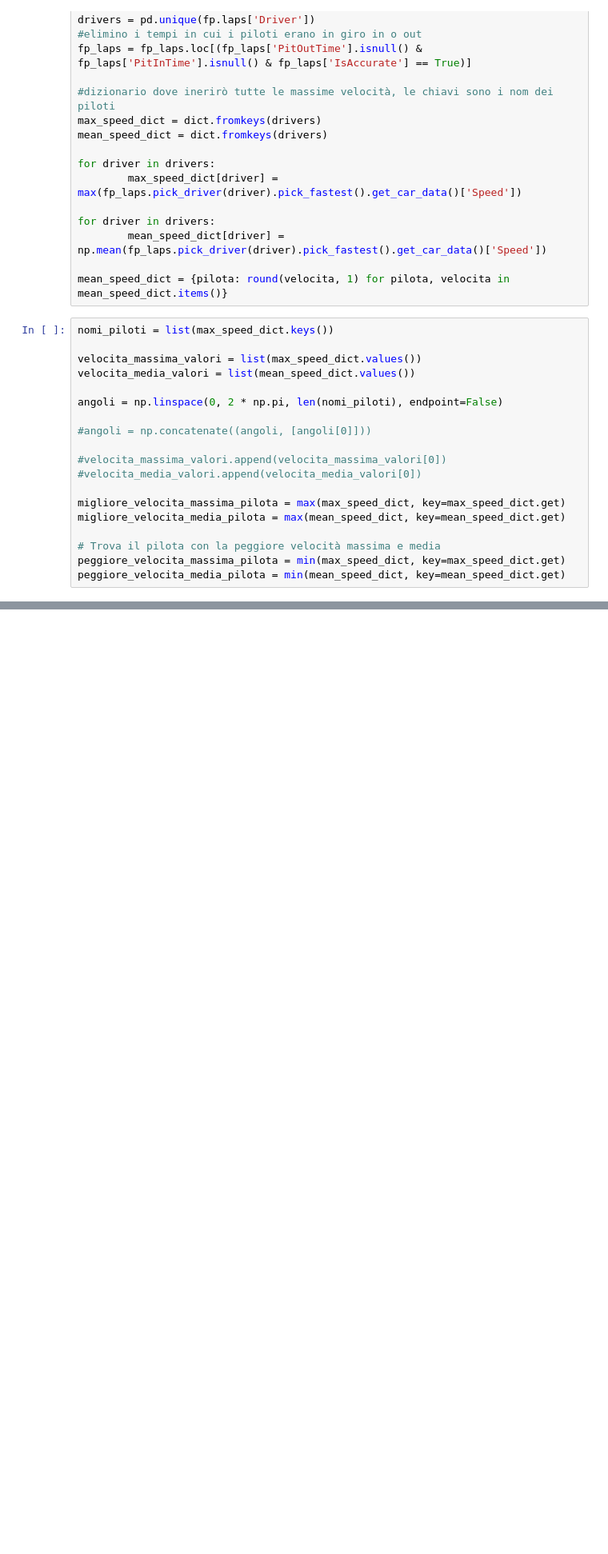
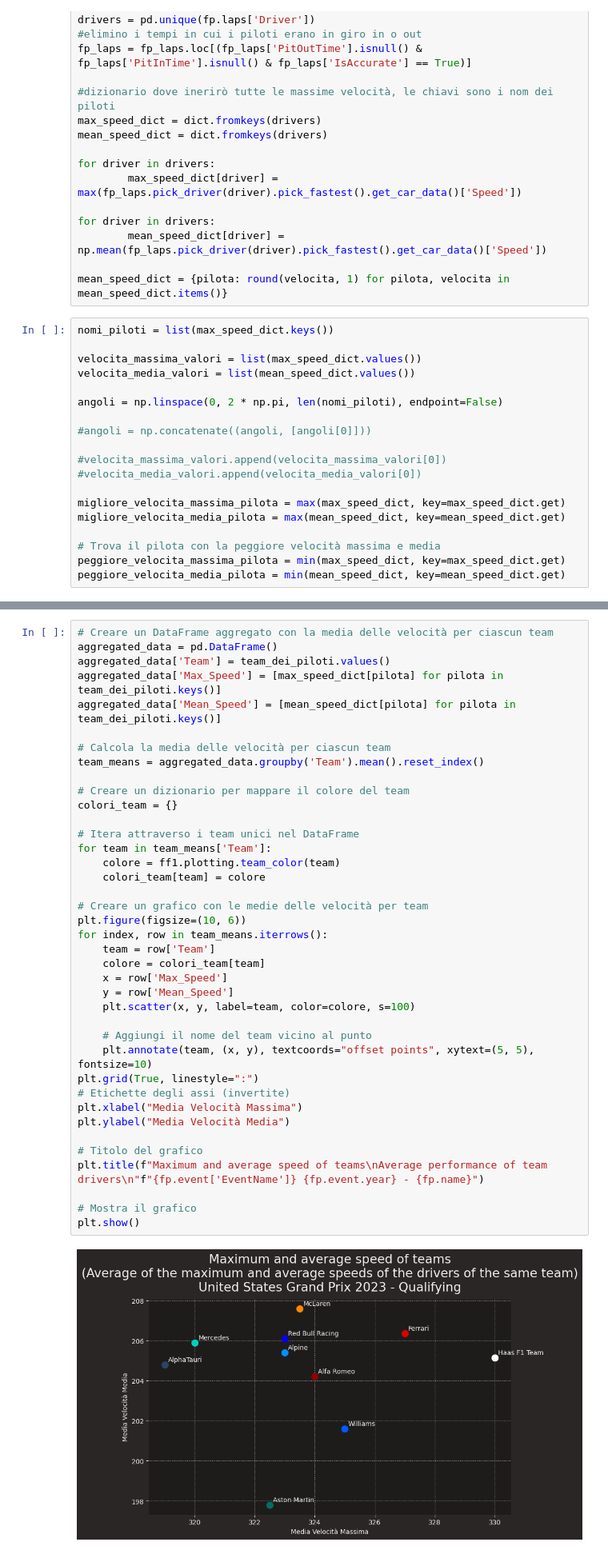
Before and after one commit to Rick8998/AustinF1, a Jupyter notebook: quali.ipynb, the cells around one changed output, grey strips where cells are left out. Shown at 80% size. Saved outputs shown, nothing was run; the diff lists cells and outputs as text; blank space fills up the shorter version.

```diff
--- a/quali.ipynb
+++ b/quali.ipynb
@@ -323,0 +383,41 @@ plt.show()
+# %%
+# Creare un DataFrame aggregato con la media delle velocità per ciascun team
+aggregated_data = pd.DataFrame()
+aggregated_data['Team'] = team_dei_piloti.values()
+aggregated_data['Max_Speed'] = [max_speed_dict[pilota] for pilota in team_dei_piloti.keys()]
+aggregated_data['Mean_Speed'] = [mean_speed_dict[pilota] for pilota in team_dei_piloti.keys()]
+
+# Calcola la media delle velocità per ciascun team
+team_means = aggregated_data.groupby('Team').mean().reset_index()
+
+# Creare un dizionario per mappare il colore del team
+colori_team = {}
+
+# Itera attraverso i team unici nel DataFrame
+for team in team_means['Team']:
+    colore = ff1.plotting.team_color(team)
+    colori_team[team] = colore
+
+# Creare un grafico con le medie delle velocità per team
+plt.figure(figsize=(10, 6))
+for index, row in team_means.iterrows():
+    team = row['Team']
+    colore = colori_team[team]
+    x = row['Max_Speed']
+    y = row['Mean_Speed']
+    plt.scatter(x, y, label=team, color=colore, s=100)
+
+    # Aggiungi il nome del team vicino al punto
+    plt.annotate(team, (x, y), textcoords="offset points", xytext=(5, 5), fontsize=10)
+plt.grid(True, linestyle=":")
+# Etichette degli assi (invertite)
+plt.xlabel("Media Velocità Massima")
+plt.ylabel("Media Velocità Media")
+
+# Titolo del grafico
+plt.title(f"Maximum and average speed of teams\nAverage performance of team drivers\n"f"{fp.event['EventName']} {fp.event.year} - {fp.name}")
+
+# Mostra il grafico
+plt.show()
+# %% [output]
+[figure, added]
```
Also changed, not shown: parts of 3 cells of this notebook.
